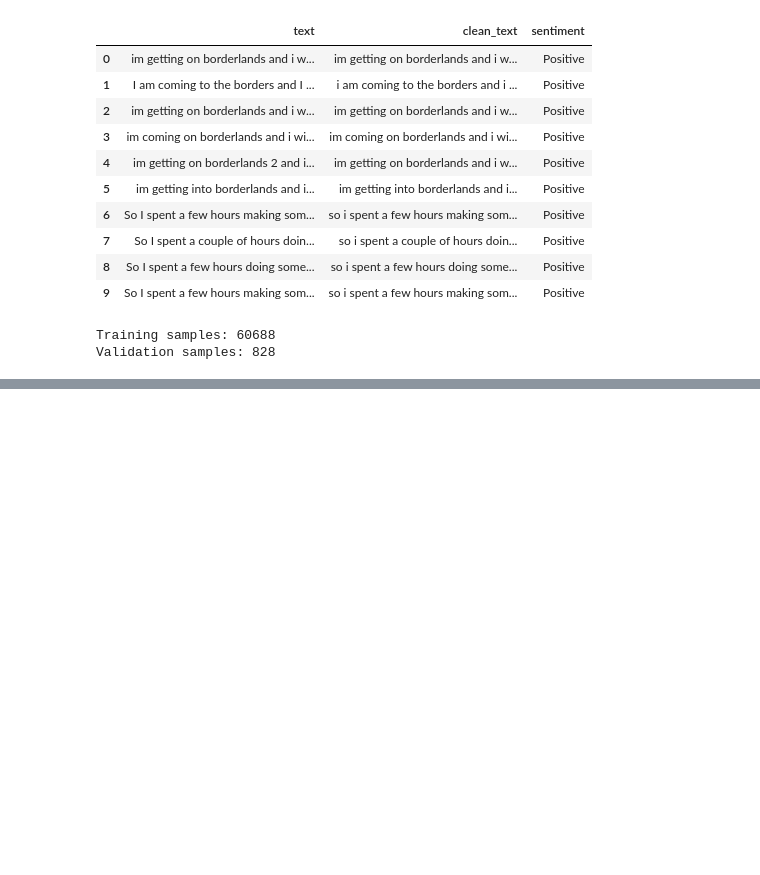
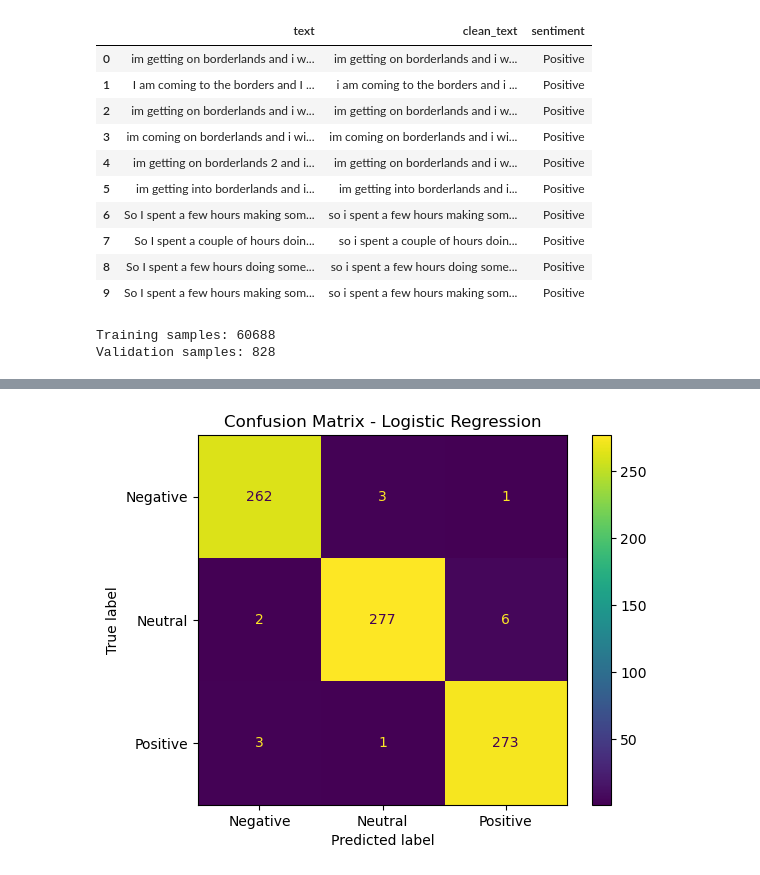
Before and after one commit to Sayanijana23/Sentify, a Jupyter notebook: analysis.ipynb, the cells around one changed output, grey strips where cells are left out. Saved outputs shown, nothing was run; the diff lists cells and outputs as text; code cells hidden in the pictures; blank space fills up the shorter version.

```diff
--- a/analysis.ipynb
+++ b/analysis.ipynb
@@ -980,0 +232,12 @@ Validation F1: 0.9843
+# %%
+X_train = train_df["clean_text"]
+
+y_train = train_df[
+    "sentiment"
+].astype(str).str.strip()
+
+X_validation = validation_df["clean_text"]
+
+y_validation = validation_df[
+    "sentiment"
+].astype(str).str.strip()
@@ -980,0 +303,11 @@ Validation F1: 0.9843
+# %%
+print("Training Logistic Regression...")
+
+logistic_pipeline.fit(
+    X_train,
+    y_train
+)
+
+print(
+    "Logistic Regression training completed!"
+)
@@ -980,0 +546,15 @@ Validation F1: 0.9843
+# %%
+from sklearn.metrics import ConfusionMatrixDisplay
+ConfusionMatrixDisplay.from_predictions(
+    y_validation,
+    logistic_pred,
+    display_labels=logistic_pipeline.classes_
+)
+
+plt.title(
+    "Confusion Matrix - Logistic Regression"
+)
+
+plt.show()
+# %% [output]
+[figure, added]
```
Also changed, not shown: parts of 48 cells of this notebook, 6 other files.
